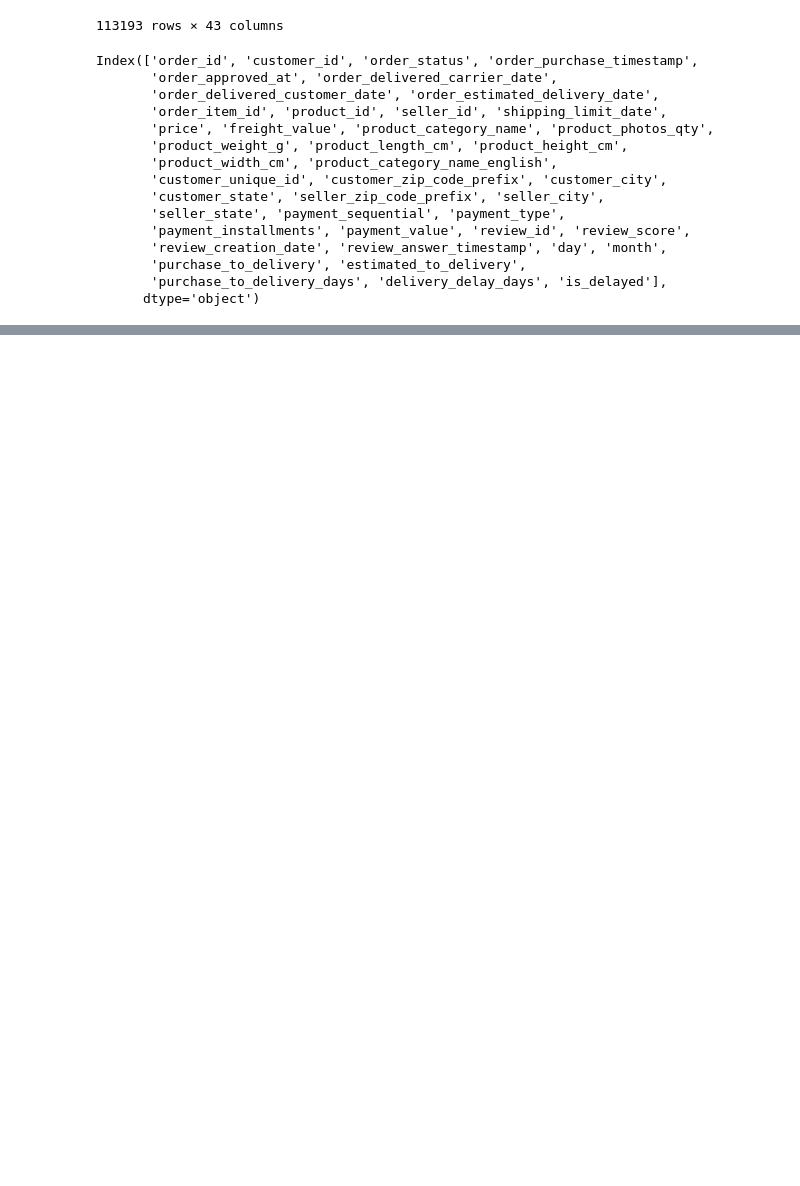
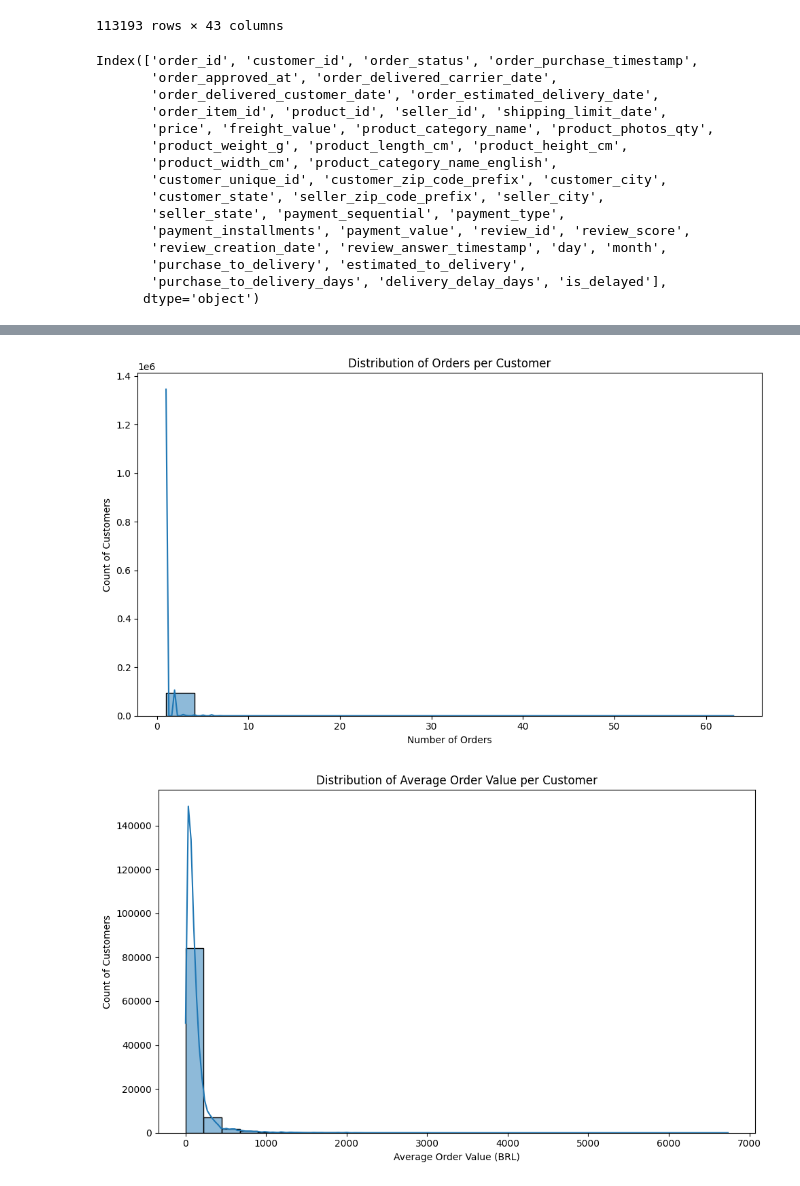
Before and after one commit to HassanTarek9856/ds_sales_project, a Jupyter notebook: sales_cleaned.ipynb, the cells around one changed output, grey strips where cells are left out. Cells and saved outputs as stored; diff of their text form; code cells hidden in the pictures; blank space fills up the shorter version.

```diff
--- a/sales_cleaned.ipynb
+++ b/sales_cleaned.ipynb
@@ -54,0 +230,10 @@ Index(['order_id', 'customer_id', 'order_status', 'order_purchase_timestamp',
+# %%
+# 6. Feature Engineering
+
+# 6.1 Time-based features
+# Extract more time features
+df['hour'] = df['order_purchase_timestamp'].dt.hour
+df['day_of_week'] = df['order_purchase_timestamp'].dt.dayofweek
+df['day_name'] = df['order_purchase_timestamp'].dt.day_name()
+df['week_of_year'] = df['order_purchase_timestamp'].dt.isocalendar().week
+df['quarter'] = df['order_purchase_timestamp'].dt.quarter
@@ -54,0 +249,26 @@ Index(['order_id', 'customer_id', 'order_status', 'order_purchase_timestamp',
+# %%
+# 6.2 Customer Behavior Analysis
+# Orders per customer
+orders_per_customer = df.groupby('customer_id').size().reset_index(name='order_count')
+
+plt.figure(figsize=(10, 6))
+sns.histplot(orders_per_customer['order_count'], bins=20, kde=True)
+plt.title('Distribution of Orders per Customer')
+plt.xlabel('Number of Orders')
+plt.ylabel('Count of Customers')
+plt.tight_layout()
+plt.show()
+
+# Average order value per customer
+customer_avg_order = df.groupby('customer_id')['price'].mean().reset_index(name='avg_order_value')
+
+plt.figure(figsize=(10, 6))
+sns.histplot(customer_avg_order['avg_order_value'], bins=30, kde=True)
+plt.title('Distribution of Average Order Value per Customer')
+plt.xlabel('Average Order Value (BRL)')
+plt.ylabel('Count of Customers')
+plt.tight_layout()
+plt.show()
+# %% [output]
+[figure, added]
+[figure, added]
```
Also changed, not shown: parts of 40 cells of this notebook.
